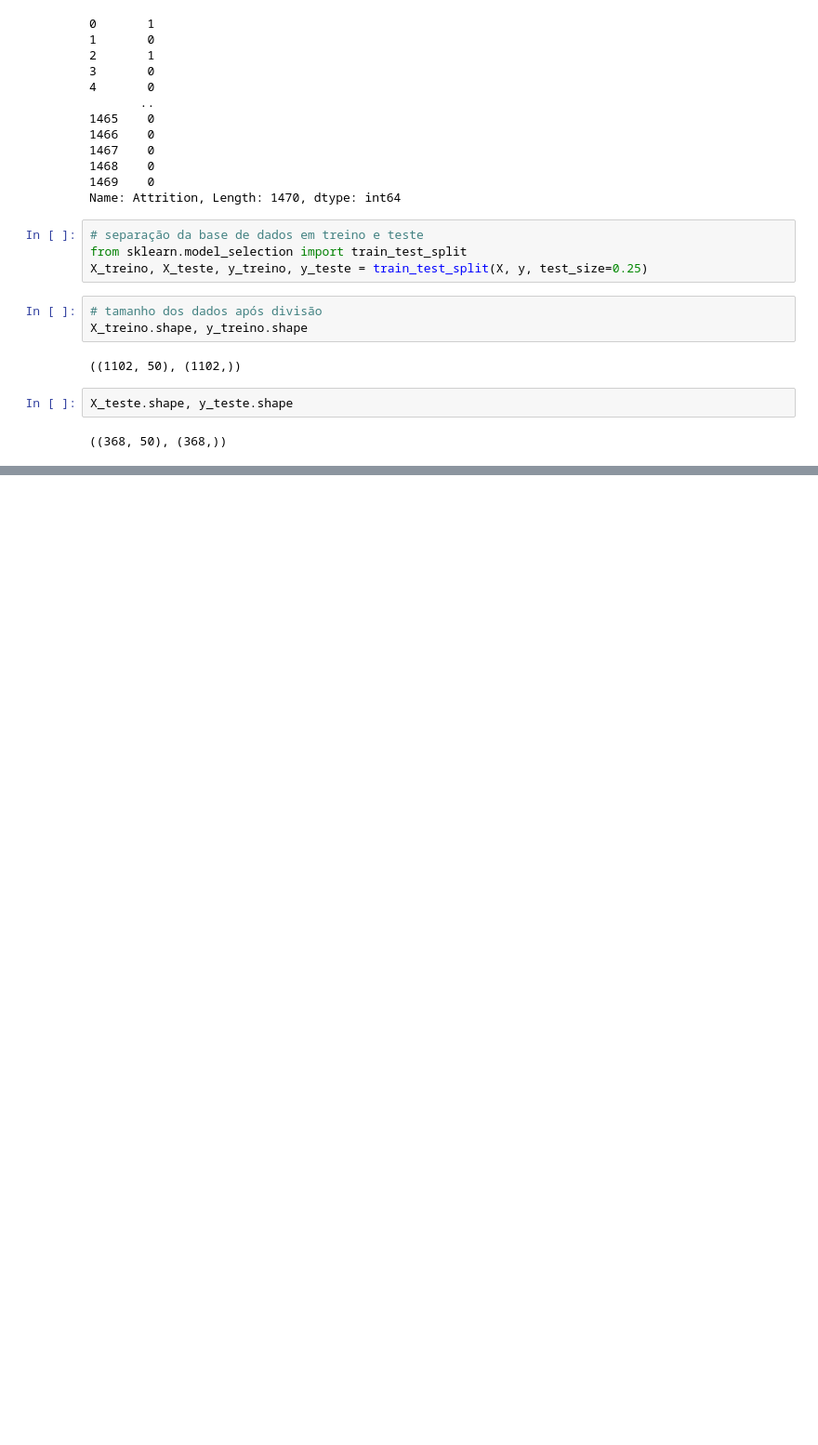
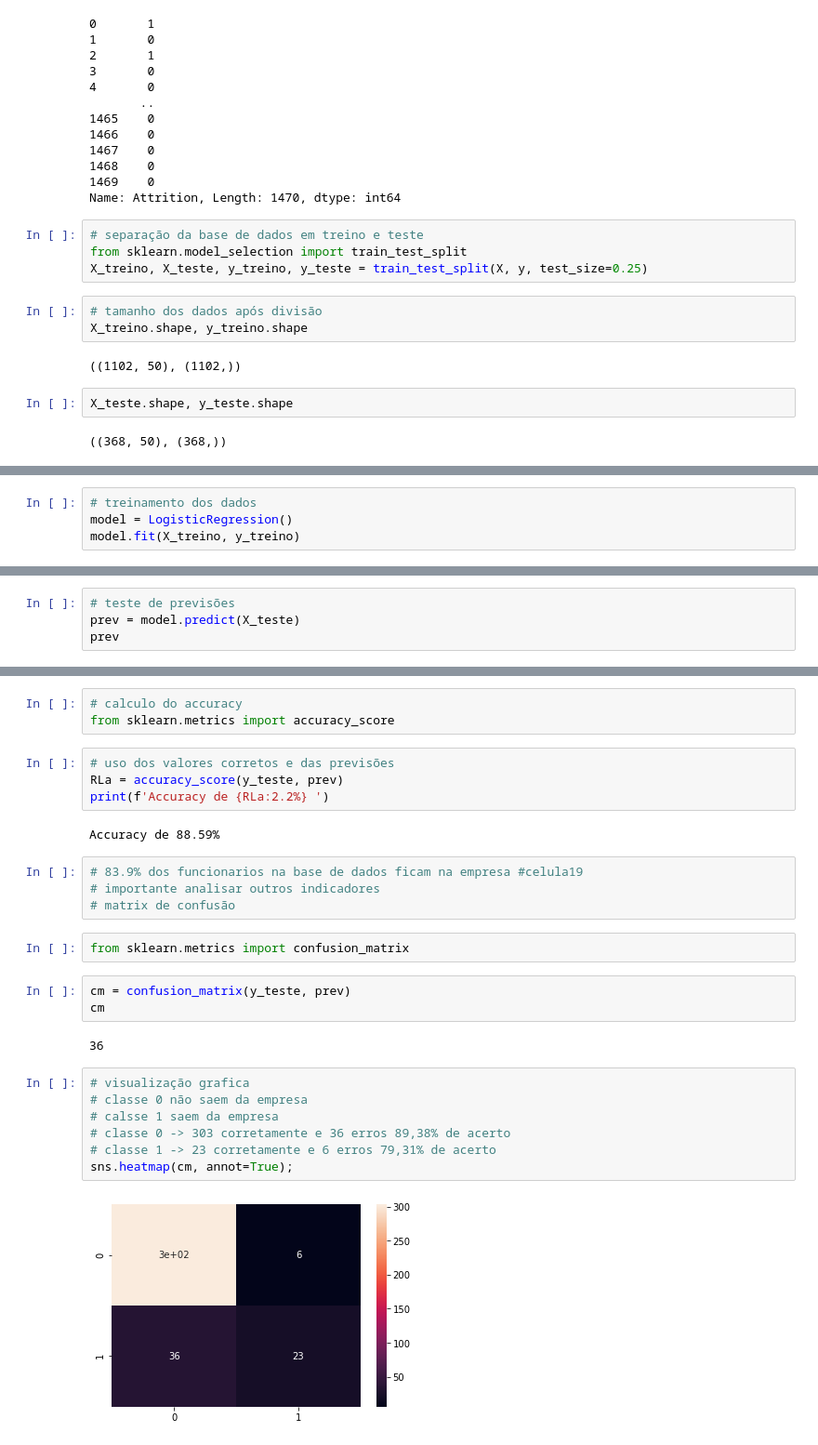
Before and after one commit to caiquemiranda/machine-learning-business-python, a Jupyter notebook: RH-department.ipynb, the cells around one changed output, grey strips where cells are left out. Shown at 93% size. Saved outputs shown, nothing was run; the diff lists cells and outputs as text; blank space fills up the shorter version.

```diff
--- a/RH-department.ipynb
+++ b/RH-department.ipynb
@@ -459,0 +465,4 @@ X_teste.shape, y_teste.shape
+# %%
+# treinamento dos dados
+model = LogisticRegression()
+model.fit(X_treino, y_treino)
@@ -459,0 +471,4 @@ X_teste.shape, y_teste.shape
+# %%
+# teste de previsões
+prev = model.predict(X_teste)
+prev
@@ -459,0 +509,29 @@ X_teste.shape, y_teste.shape
+# %%
+# calculo do accuracy
+from sklearn.metrics import accuracy_score
+# %%
+# uso dos valores corretos e das previsões
+RLa = accuracy_score(y_teste, prev)
+print(f'Accuracy de {RLa:2.2%} ')
+# %% [output]
+Accuracy de 88.59%
+# %%
+# 83.9% dos funcionarios na base de dados ficam na empresa #celula19
+# importante analisar outros indicadores
+# matrix de confusão
+# %%
+from sklearn.metrics import confusion_matrix
+# %%
+cm = confusion_matrix(y_teste, prev)
+cm
+# %% [output]
+36
+# %%
+# visualização grafica
+# classe 0 não saem da empresa
+# calsse 1 saem da empresa
+# classe 0 -> 303 corretamente e 36 erros 89,38% de acerto
+# classe 1 -> 23 corretamente e 6 erros 79,31% de acerto
+sns.heatmap(cm, annot=True);
+# %% [output]
+[figure, added]
```
Also changed, not shown: parts of 12 cells of this notebook.
